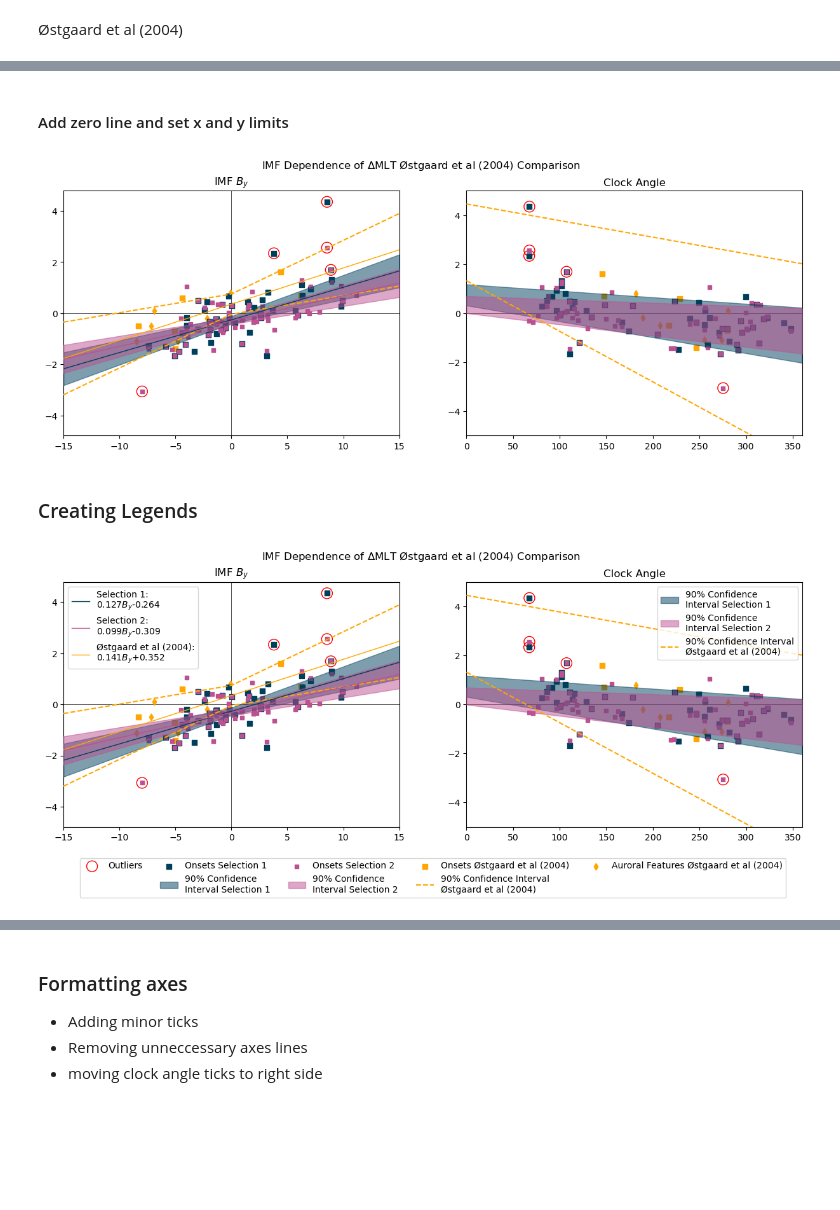
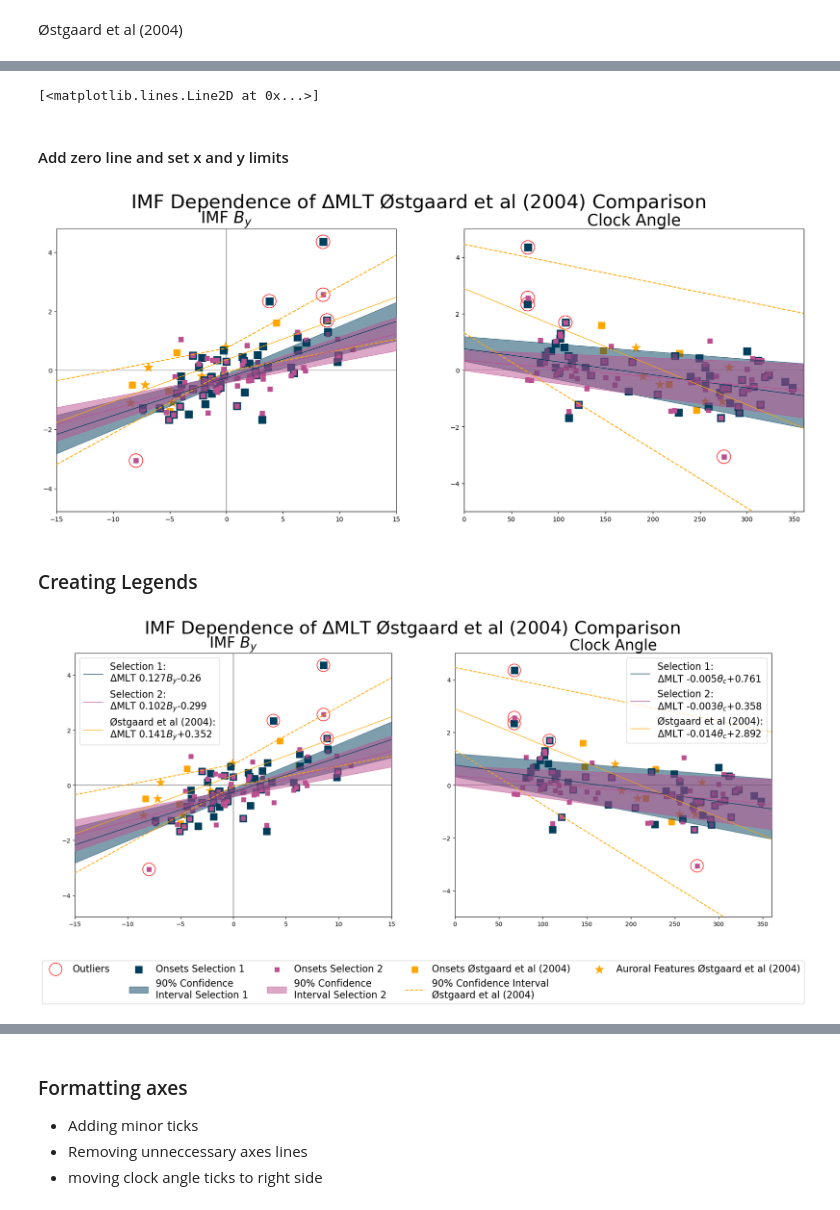
Before and after one commit to 08walkersj/Substorm_Onset_Conjugate_Displacement, a Jupyter notebook: Paper_Figures/Figure5_Comparison.ipynb, the cells around one changed output, grey strips where cells are left out. Cells and saved outputs as stored; diff of their text form; code cells hidden in the pictures; blank space fills up the shorter version.

```diff
--- a/Paper_Figures/Figure5_Comparison.ipynb
+++ b/Paper_Figures/Figure5_Comparison.ipynb
@@ -43,8 +43,8 @@ Sel2['DMLT']= Sel2['MLT_SH']-Sel2['Frey_MLT']
 ## Loading Omni
 Load the omni data and set values to 'NaN' when the required number of data points in the window is not satisfied.
 # %%
-omni= pd.read_hdf('./omni_data.hdf5', key='omni_window_2h_20')
-omni.loc[omni['points']<120*.9, ['BX_GSE_Mean','BY_GSM_Mean',
+omni= pd.read_hdf('../omni_data.hdf5', key='omni_window_2h_20')
+omni.loc[omni['points_BZ_GSM']<120*.9, ['BX_GSE_Mean','BY_GSM_Mean',
                                  'BZ_GSM_Mean','Clock_GSM_SEM',
                                  'Clock_GSM_Mean']]=np.nan
 omni['Date_UTC']= omni.index.values
@@ -116,7 +116,7 @@ ylim= (-ylim, ylim)
 # %% [markdown]
 ### Creating Figure
 # %%
-fig= plt.figure( figsize=(15, 5))
-fig.suptitle('IMF Dependence of $\Delta$MLT Østgaard et al (2004) Comparison')
+fig= plt.figure(figsize=(21, 8))
+fig.suptitle('IMF Dependence of $\Delta$MLT Østgaard et al (2004) Comparison', size=30)
 # %% [output]
 Text(0.5, 0.98, 'IMF Dependence of $\\Delta$MLT Østgaard et al (2004) Comparison')
@@ -125,6 +125,6 @@ Text(0.5, 0.98, 'IMF Dependence of $\\Delta$MLT Østgaard et al (2004) Compariso
 ### Creating By Subplot
 # %%
 ax= fig.add_subplot(121)
-ax.set_title('IMF $B_y$')
+ax.set_title('IMF $B_y$', size=25)
 fig
 # %% [output]
@@ -234,7 +234,7 @@ fig
 xlim= (0, 360)
 ylim= (-5, 5)
 ax2= fig.add_subplot(122)
-ax2.set_title('Clock Angle')
+ax2.set_title('Clock Angle', size=25)
 
 fig
 # %% [output]
@@ -330,3 +329,20 @@ fig
+# %%
+L= L_Sel1_Clock
+txt_sel1= r'$\Delta$MLT '+f'{np.round(L.slope, 3)}'+r'$\theta_c$'+ f'{np.round(L.intercept, 3):+}'
+ax2.plot(np.linspace(*xlim, 100), L.slope*np.linspace(*xlim, 100) +L.intercept,
+         linestyle='-', lw=1, label='Selection 1:\n'+ txt_sel1, color= colors[0], zorder=1000)
+
+L= L_Sel2_Clock
+txt_sel2= r'$\Delta$MLT '+f'{np.round(L.slope, 3)}'+r'$\theta_c$'+ f'{np.round(L.intercept, 3):+}'
+ax2.plot(np.linspace(*xlim, 100), L.slope*np.linspace(*xlim, 100) +L.intercept,
+         linestyle='-', lw=1, label='Selection 2:\n'+ txt_sel2, color= colors[1], zorder=1000)
+
+L= L_Øst_Clock
+txt_Øst= r'$\Delta$MLT '+f'{np.round(L.slope, 3)}'+r'$\theta_c$'+ f'{np.round(L.intercept, 3):+}'
+ax2.plot(np.linspace(*xlim, 100), L.slope*np.linspace(*xlim, 100) +L.intercept,
+         linestyle='-', lw=1, label= 'Østgaard et al (2004):\n'+ txt_Øst, color= colors[2], zorder=999)
+# %% [output]
+[<matplotlib.lines.Line2D at 0x...>]
 # %% [markdown]
 #### Add zero line and set x and y limits
 # %%
@@ -335,20 +351,21 @@ ax2.set_ylim(*ylim)
 ax2.axhline(0, color='black', lw=.5, zorder=-1)
 fig
 # %% [output]
-[figure, old version]
+[figure, new version]
 # %% [markdown]
 ### Creating Legends
 # %%
 for ax_, loc in zip((ax, ax2), ('upper left', 'upper right')):
     h, l= ax_.get_legend_handles_labels()
-    leg=ax_.legend(loc=loc, handles=h[-3:], labels=l[-3:])
-    leg.set_zorder(10000)
+    leg=ax_.legend(loc=loc, handles=h[-3:], labels=l[-3:], fontsize=16)
+    leg.set_zorder(9000)
 leg1_ax= fig.add_subplot([.1, 0, .4, .1])
 subplot_align(leg1_ax, ax, ax2, dim='x')
 leg1_ax.axis('off')
 h= np.concatenate([h[i:9:5] for i in range(4)]+[[h[4]]])
 l= np.concatenate([l[i:9:5] for i in range(4)]+[[l[4]]])
-leg1_ax.legend(loc='center', bbox_to_anchor=(.5, -.5), handles= list(h), labels=  list(l), ncol=5)
+leg1_ax.legend(loc='center', bbox_to_anchor=(.5, -.8), handles= list(h), labels=  list(l), ncol=5,
+                fontsize=16)
 fig
 # %% [output]
-[figure, old version]
+[figure, new version]
```
Also changed, not shown: parts of 16 cells of this notebook.
